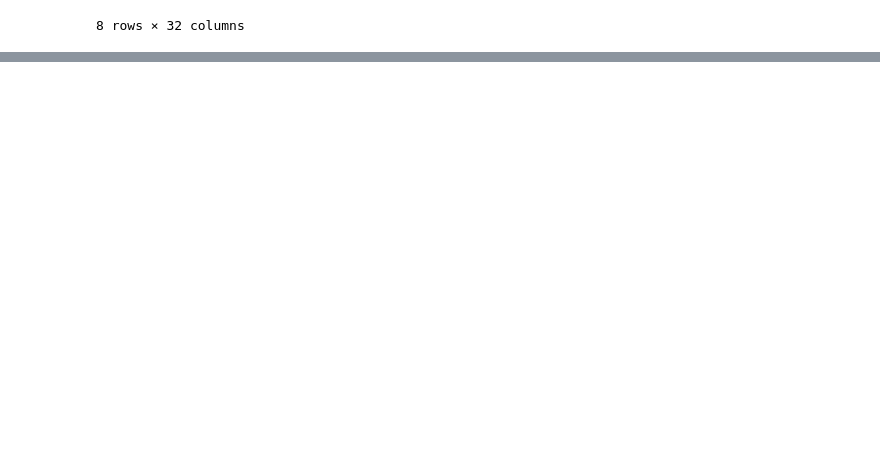
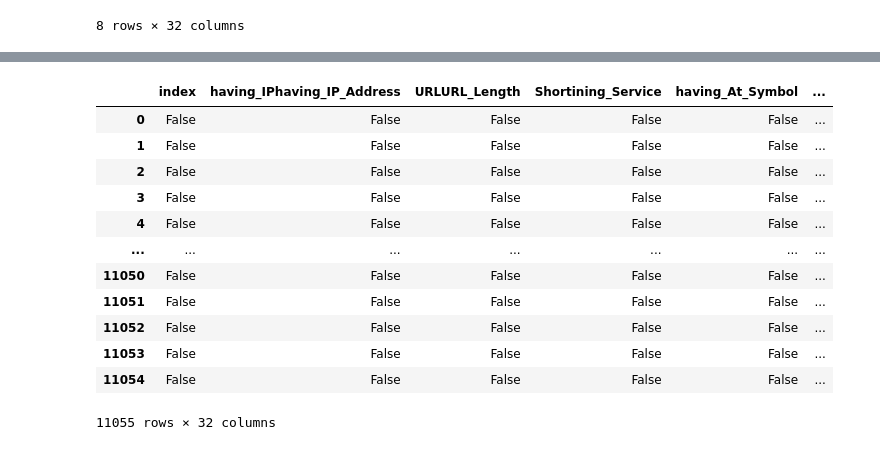
Before and after one commit to Prerna5678/Project, a Jupyter notebook: AI-Powered Phishing & Scam Detection System/ml/training.ipynb, the cells around one changed output, grey strips where cells are left out. Cells and saved outputs as stored; diff of their text form; code cells hidden in the pictures; blank space fills up the shorter version.

```diff
--- a/AI-Powered Phishing & Scam Detection System/ml/training.ipynb
+++ b/AI-Powered Phishing & Scam Detection System/ml/training.ipynb
@@ -91,0 +186,17 @@ df.describe()
+# %%
+df.isnull()
+# print(df.isnull())
+# %% [output]
+|  | index | having_IPhaving_IP_Address | URLURL_Length | Shortining_Service | having_At_Symbol | ... |
+| 0 | False | False | False | False | False | ... |
+| 1 | False | False | False | False | False | ... |
+| 2 | False | False | False | False | False | ... |
+| 3 | False | False | False | False | False | ... |
+| 4 | False | False | False | False | False | ... |
+| ... | ... | ... | ... | ... | ... | ... |
+| 11050 | False | False | False | False | False | ... |
+| 11051 | False | False | False | False | False | ... |
+| 11052 | False | False | False | False | False | ... |
+| 11053 | False | False | False | False | False | ... |
+| 11054 | False | False | False | False | False | ... |
+11055 rows × 32 columns
```
Also changed, not shown: parts of 9 cells of this notebook.
